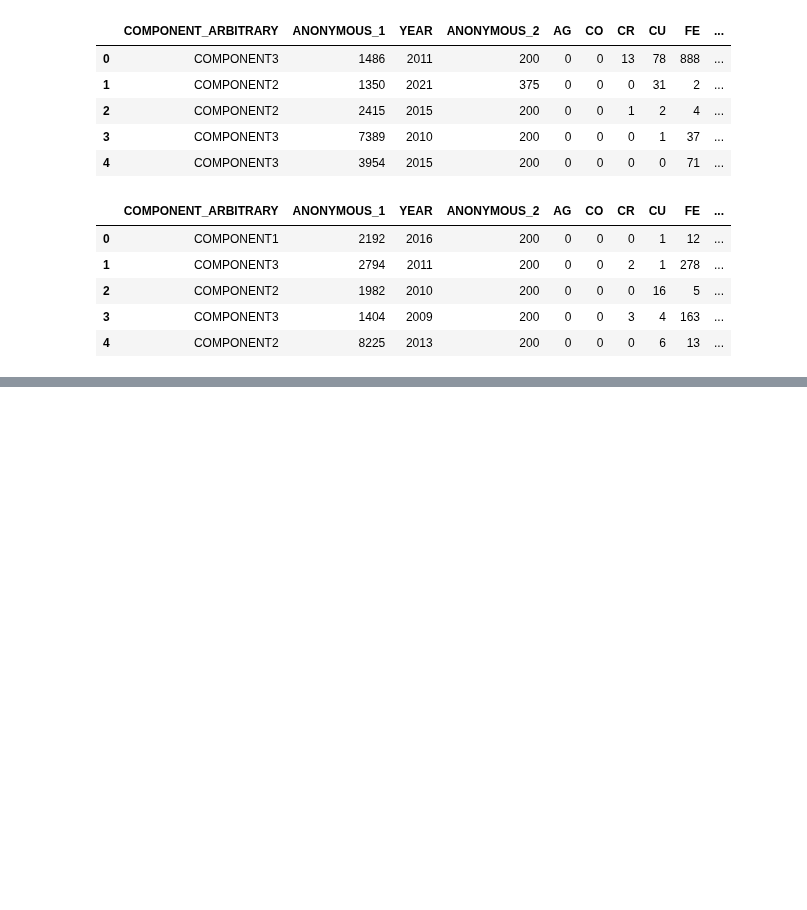
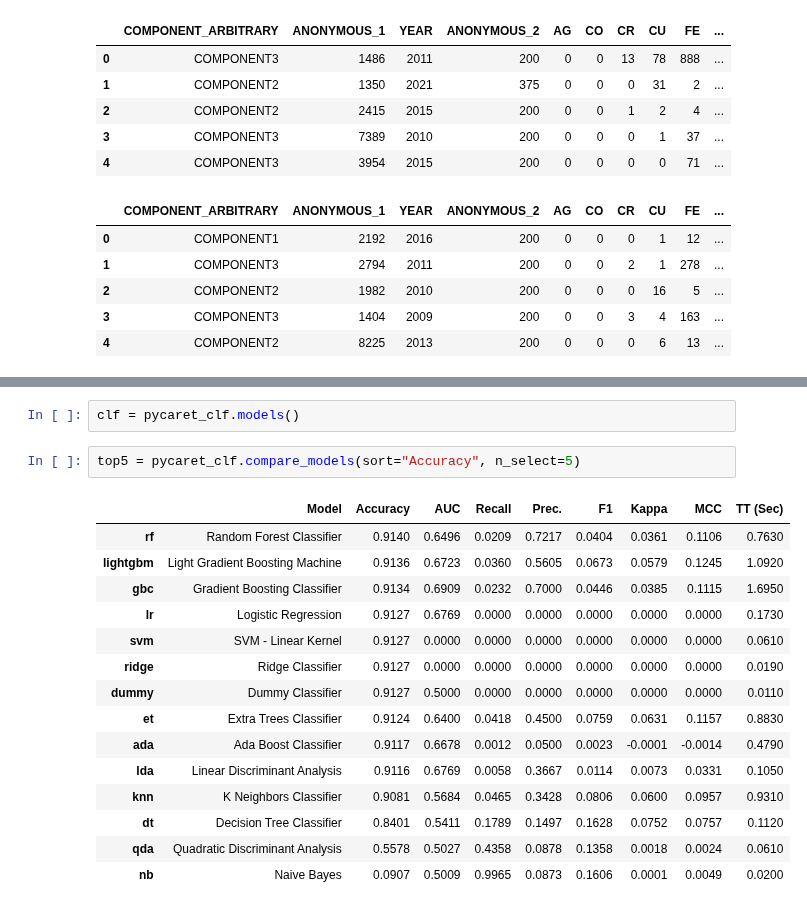
Before and after one commit to nuyhc/Struggles, a Jupyter notebook: Classifying Oil Conditions of Construction Machine/clf_oil_cond_cm.ipynb, the cells around one changed output, grey strips where cells are left out. Drawn from its saved outputs; the diff is of its cells as text; blank space fills up the shorter version.

Commit message:
pycaret

```diff
--- a/Classifying Oil Conditions of Construction Machine/clf_oil_cond_cm.ipynb
+++ b/Classifying Oil Conditions of Construction Machine/clf_oil_cond_cm.ipynb
@@ -169,0 +99,20 @@ clf_xgb.fit(x_train, y_train, eval_set=[(x_test, y_test)], early_stopping_rounds
+# %%
+clf = pycaret_clf.models()
+# %%
+top5 = pycaret_clf.compare_models(sort="Accuracy", n_select=5)
+# %% [output]
+|  | Model | Accuracy | AUC | Recall | Prec. | F1 | Kappa | MCC | TT (Sec) |
+| rf | Random Forest Classifier | 0.9140 | 0.6496 | 0.0209 | 0.7217 | 0.0404 | 0.0361 | 0.1106 | 0.7630 |
+| lightgbm | Light Gradient Boosting Machine | 0.9136 | 0.6723 | 0.0360 | 0.5605 | 0.0673 | 0.0579 | 0.1245 | 1.0920 |
+| gbc | Gradient Boosting Classifier | 0.9134 | 0.6909 | 0.0232 | 0.7000 | 0.0446 | 0.0385 | 0.1115 | 1.6950 |
+| lr | Logistic Regression | 0.9127 | 0.6769 | 0.0000 | 0.0000 | 0.0000 | 0.0000 | 0.0000 | 0.1730 |
+| svm | SVM - Linear Kernel | 0.9127 | 0.0000 | 0.0000 | 0.0000 | 0.0000 | 0.0000 | 0.0000 | 0.0610 |
+| ridge | Ridge Classifier | 0.9127 | 0.0000 | 0.0000 | 0.0000 | 0.0000 | 0.0000 | 0.0000 | 0.0190 |
+| dummy | Dummy Classifier | 0.9127 | 0.5000 | 0.0000 | 0.0000 | 0.0000 | 0.0000 | 0.0000 | 0.0110 |
+| et | Extra Trees Classifier | 0.9124 | 0.6400 | 0.0418 | 0.4500 | 0.0759 | 0.0631 | 0.1157 | 0.8830 |
+| ada | Ada Boost Classifier | 0.9117 | 0.6678 | 0.0012 | 0.0500 | 0.0023 | -0.0001 | -0.0014 | 0.4790 |
+| lda | Linear Discriminant Analysis | 0.9116 | 0.6769 | 0.0058 | 0.3667 | 0.0114 | 0.0073 | 0.0331 | 0.1050 |
+| knn | K Neighbors Classifier | 0.9081 | 0.5684 | 0.0465 | 0.3428 | 0.0806 | 0.0600 | 0.0957 | 0.9310 |
+| dt | Decision Tree Classifier | 0.8401 | 0.5411 | 0.1789 | 0.1497 | 0.1628 | 0.0752 | 0.0757 | 0.1120 |
+| qda | Quadratic Discriminant Analysis | 0.5578 | 0.5027 | 0.4358 | 0.0878 | 0.1358 | 0.0018 | 0.0024 | 0.0610 |
+| nb | Naive Bayes | 0.0907 | 0.5009 | 0.9965 | 0.0873 | 0.1606 | 0.0001 | 0.0049 | 0.0200 |
```
Also changed, not shown: parts of 27 cells of this notebook.
